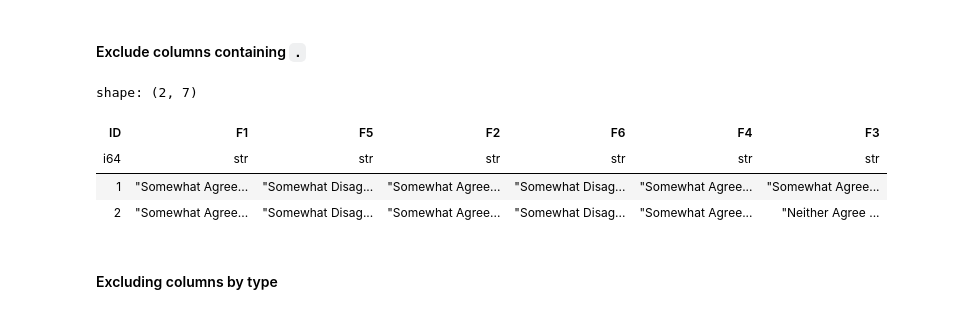
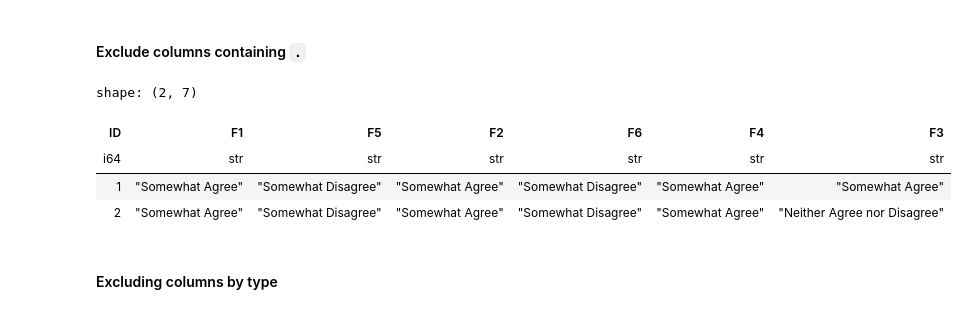
Before and after one commit to theisenr05/dsci_325_module6_basic_data_management_in_python, a Jupyter notebook: 6_3_advanced_applications_of_select.ipynb, the cells around one changed output. Cells and saved outputs as stored; diff of their text form; code cells hidden in the pictures.

```diff
--- a/6_3_advanced_applications_of_select.ipynb
+++ b/6_3_advanced_applications_of_select.ipynb
@@ -179,14 +179,14 @@ shape: (2, 37)
 #### Exclude columns containing `.`
 # %%
 (survey
- .select(pl.all().exclude('^.*\..*$')) # Need to "escape" the period with \.
+ .select(pl.all().exclude(r'^.*\..*$')) # Need to "escape" the period with \.
  .head(2))
 # %% [output]
 shape: (2, 7)
 | ID | F1 | F5 | F2 | F6 | F4 | F3 |
 | i64 | str | str | str | str | str | str |
-| 1 | "Somewhat Agree... | "Somewhat Disag... | "Somewhat Agree... | "Somewhat Disag... | "Somewhat Agree... | "Somewhat Agree... |
-| 2 | "Somewhat Agree... | "Somewhat Disag... | "Somewhat Agree... | "Somewhat Disag... | "Somewhat Agree... | "Neither Agree ... |
+| 1 | "Somewhat Agree" | "Somewhat Disagree" | "Somewhat Agree" | "Somewhat Disagree" | "Somewhat Agree" | "Somewhat Agree" |
+| 2 | "Somewhat Agree" | "Somewhat Disagree" | "Somewhat Agree" | "Somewhat Disagree" | "Somewhat Agree" | "Neither Agree nor Disagree" |
 # %% [markdown]
 #### Excluding columns by type
 # %%
```
Also changed, not shown: parts of 20 cells of this notebook, 4 other files.
